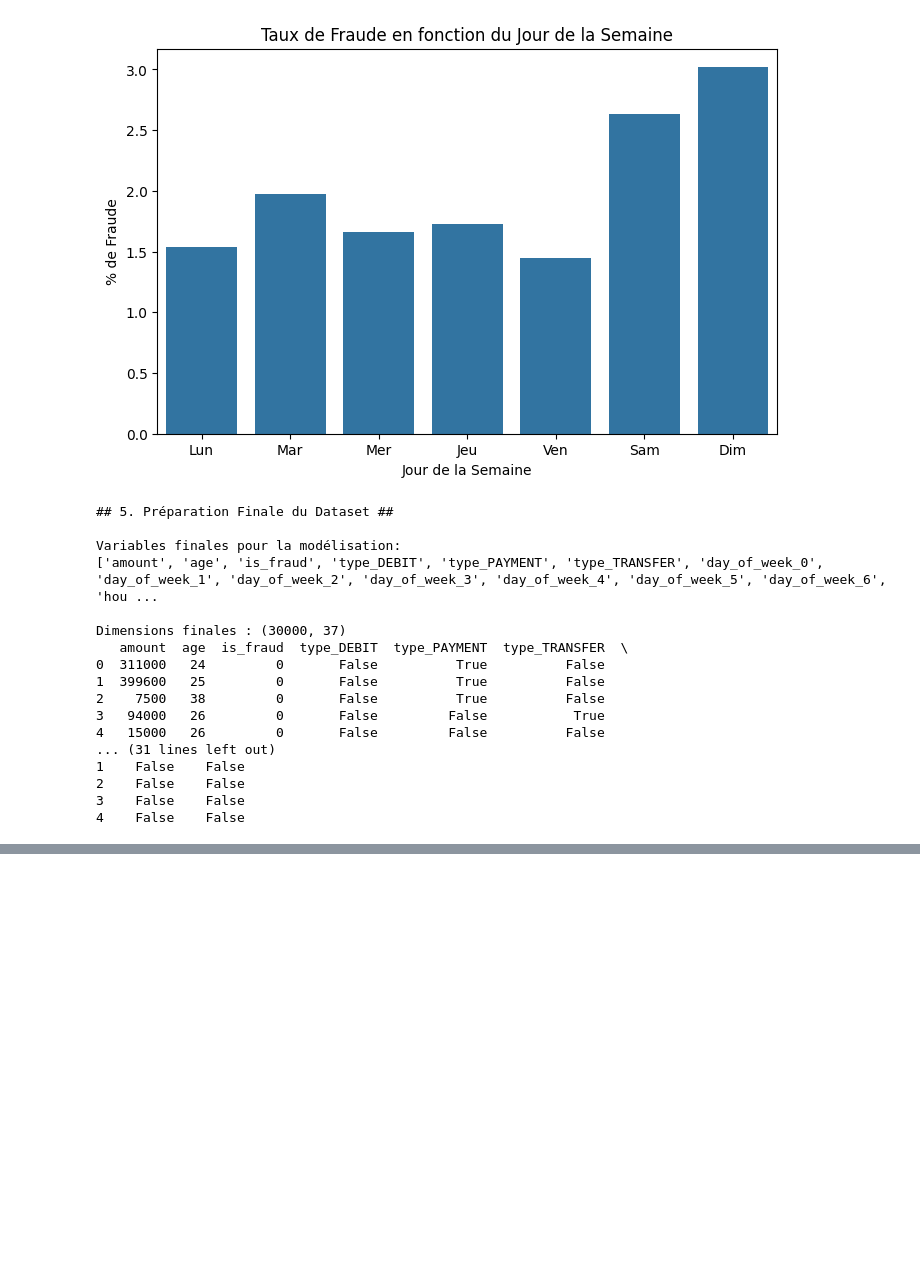
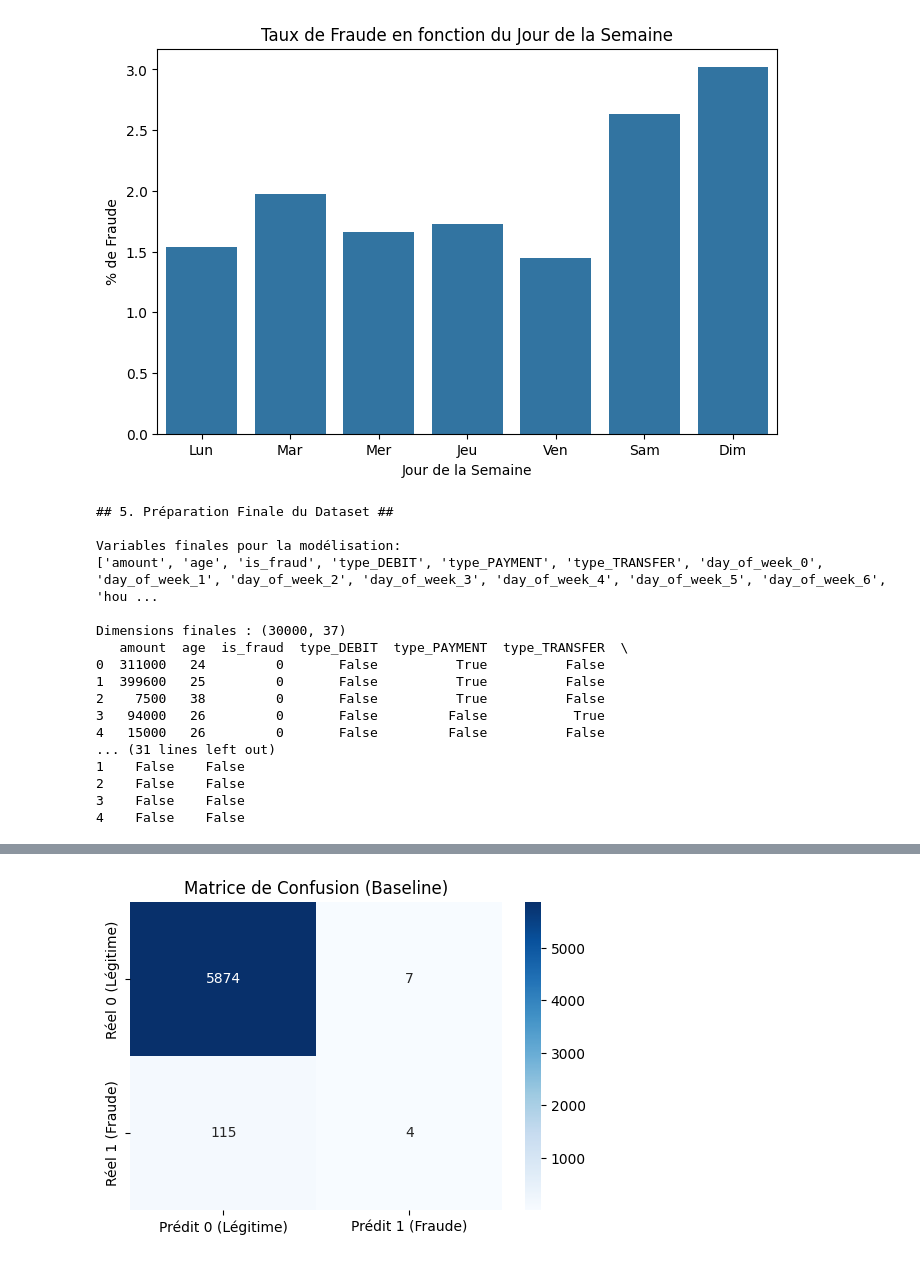
Before and after one commit to Fuji-Noobie-Ghost/FiAZo-Ri-MiMi, a Jupyter notebook: Notebook.ipynb, the cells around one changed output, grey strips where cells are left out. Drawn from its saved outputs; the diff is of its cells as text; code cells hidden in the pictures; blank space fills up the shorter version.

```diff
--- a/Notebook.ipynb
+++ b/Notebook.ipynb
@@ -131,3 +131,83 @@ Dimensions finales : (30000, 37)
 2    False    False
 3    False    False
 4    False    False
+# %%
+#Baseline
+
+from sklearn.model_selection import train_test_split
+from sklearn.preprocessing import StandardScaler
+from sklearn.linear_model import LogisticRegression
+from sklearn.metrics import f1_score, confusion_matrix, classification_report
+
+# Séparer les features (X) de la cible (y)
+X = df_prep.drop('is_fraud', axis=1)
+y = df_prep['is_fraud']
+
+# Division en ensembles d'entraînement (80%) et de validation (20%)
+# On utilise 'stratify=y' pour s'assurer que la répartition très déséquilibrée de la fraude soit la même dans les deux ensembles.
+X_train, X_val, y_train, y_val = train_test_split(
+    X, y, test_size=0.2, random_state=42, stratify=y
+)
+
+print(f"X_train shape: {X_train.shape}")
+print(f"X_val shape: {X_val.shape}")
+
+# Identifier les colonnes numériques qui nécessitent un scaling
+# Ces colonnes n'ont pas été one-hot encodées
+numeric_cols = ['amount', 'age']
+
+# Initialiser le StandardScaler
+scaler = StandardScaler()
+
+# Appliquer le scaling uniquement sur les données d'entraînement (pour éviter la fuite de données)
+X_train[numeric_cols] = scaler.fit_transform(X_train[numeric_cols])
+
+# Appliquer la même transformation (transform, pas fit_transform) aux données de validation
+X_val[numeric_cols] = scaler.transform(X_val[numeric_cols])
+
+print("\nVariables numériques scalées pour l'entraînement (aperçu) :")
+print(X_train[numeric_cols].head())
+
+print("\n## 3. Entraînement de la Régression Logistique (Baseline) ##")
+
+# Initialiser le modèle
+# On utilise des hyperparamètres par défaut pour la baseline
+model_lr = LogisticRegression(solver='liblinear', random_state=42)
+
+# Entraînement
+model_lr.fit(X_train, y_train)
+
+print("Entraînement de la Régression Logistique terminé.")
+
+# Prédictions sur l'ensemble de validation
+y_pred_lr = model_lr.predict(X_val)
+
+# Calcul du F1-Score
+f1_baseline = f1_score(y_val, y_pred_lr)
+
+print(f"\n--- Résultats de la Baseline Régression Logistique ---")
+print(f"F1-Score sur l'ensemble de validation : {f1_baseline:.4f}")
+
+# Affichage du Rapport de Classification complet
+print("\nRapport de Classification :")
+print(classification_report(y_val, y_pred_lr))
+
+# Affichage de la Matrice de Confusion
+cm = confusion_matrix(y_val, y_pred_lr)
+print("\nMatrice de Confusion :")
+#
+plt.figure(figsize=(6, 4))
+sns.heatmap(cm, annot=True, fmt='d', cmap='Blues',
+            xticklabels=['Prédit 0 (Légitime)', 'Prédit 1 (Fraude)'],
+            yticklabels=['Réel 0 (Légitime)', 'Réel 1 (Fraude)'])
+plt.title('Matrice de Confusion (Baseline)')
+plt.show()
+
+# Interprétation de la Matrice de Confusion
+TN, FP, FN, TP = cm.ravel()
+print(f"\nMatrice détaillée (Régression Logistique) :")
+print(f"Vrais Négatifs (TN - Correctement Légitime): {TN}")
+print(f"Faux Positifs (FP - Utilisateurs Honnêtes Bloqués): {FP}")
+print(f"Faux Négatifs (FN - Fraudes Manquées): {FN}")
+print(f"Vrais Positifs (TP - Fraudes Correctement Détectées): {TP}")
+# %% [output]
@@ -133,0 +231 @@ Dimensions finales : (30000, 37)
+[figure, added]
```
Also changed, not shown: parts of 4 cells of this notebook.
